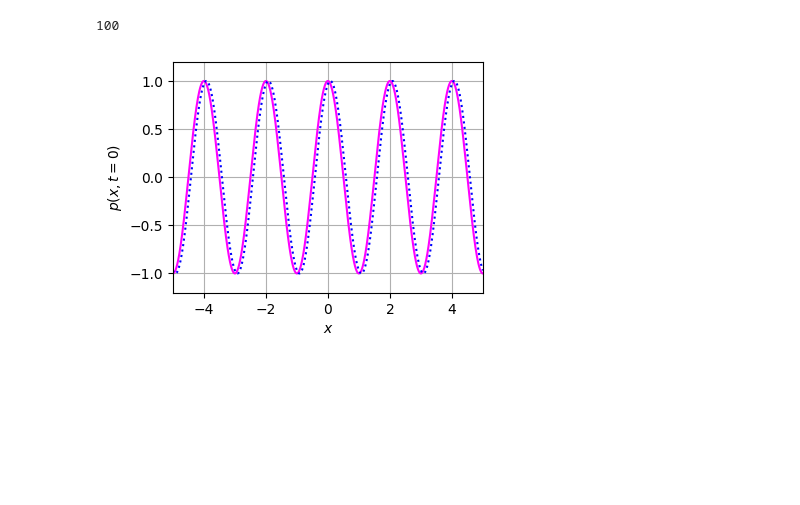
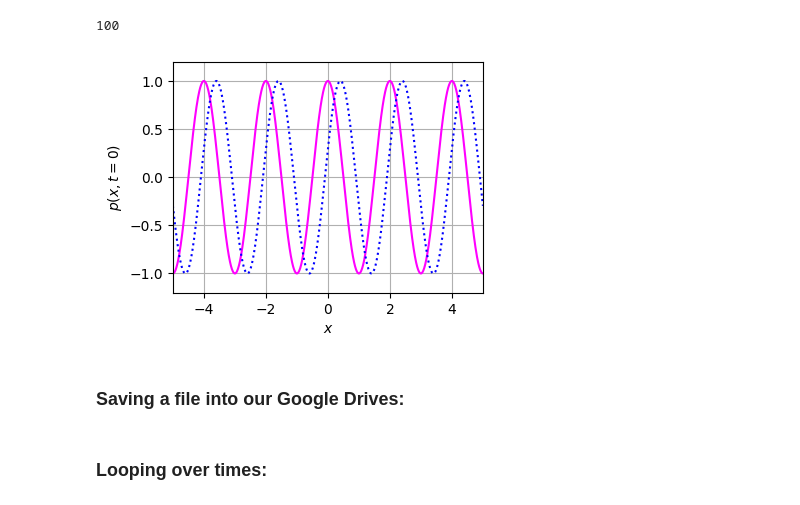
Before and after one commit to wbandabarragan/quantum-mechanics-1, a Jupyter notebook: python-resources/python_for_QM03.ipynb, the cells around one changed output. Cells and saved outputs as stored; diff of their text form; code cells hidden in the pictures; blank space fills up the shorter version.

```diff
--- a/python-resources/python_for_QM03.ipynb
+++ b/python-resources/python_for_QM03.ipynb
@@ -115,19 +119,21 @@ all_pw = np.array(all_pw)
 # %%
 # Plotting our wave slns
 # Figure environment
 plt.figure(figsize = (4,3))
 
 plt.plot(x, pw_1, color = "magenta", linestyle = "-")
-plt.plot(x, all_pw[20], color = "blue", linestyle = ":")
+plt.plot(x, all_pw[1], color = "blue", linestyle = ":")
 
 plt.xlim(-5., +5.)
 plt.ylim(-1.2, +1.2)
 
 plt.xlabel(r"$x$")
 plt.ylabel(r"$p(x,t=0)$")
 
 plt.grid()
 
 plt.show()
 # %% [output]
-[figure, old version]
+[figure, new version]
+# %% [markdown]
+### Saving a file into our Google Drives:
@@ -133,0 +159,2 @@ plt.show()
+# %% [markdown]
+### Looping over times:
```
Also changed, not shown: parts of 8 cells of this notebook.
